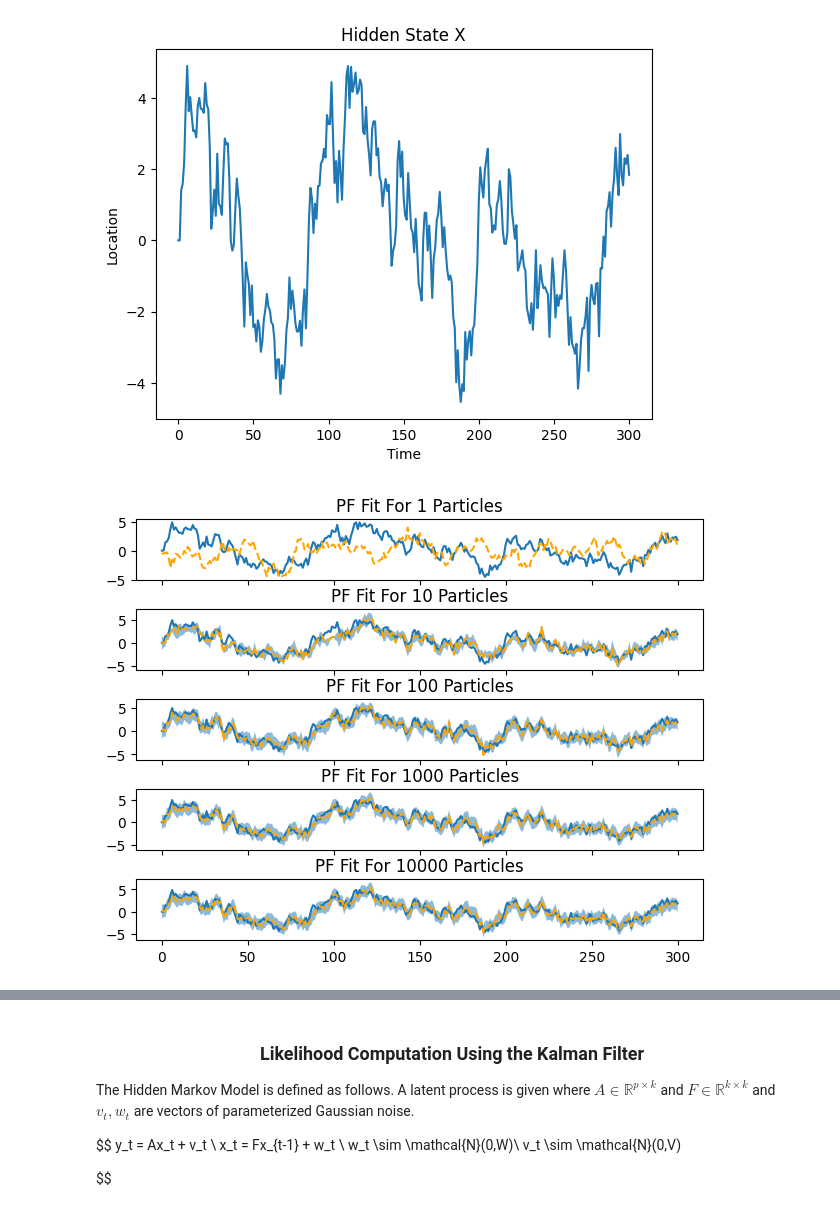
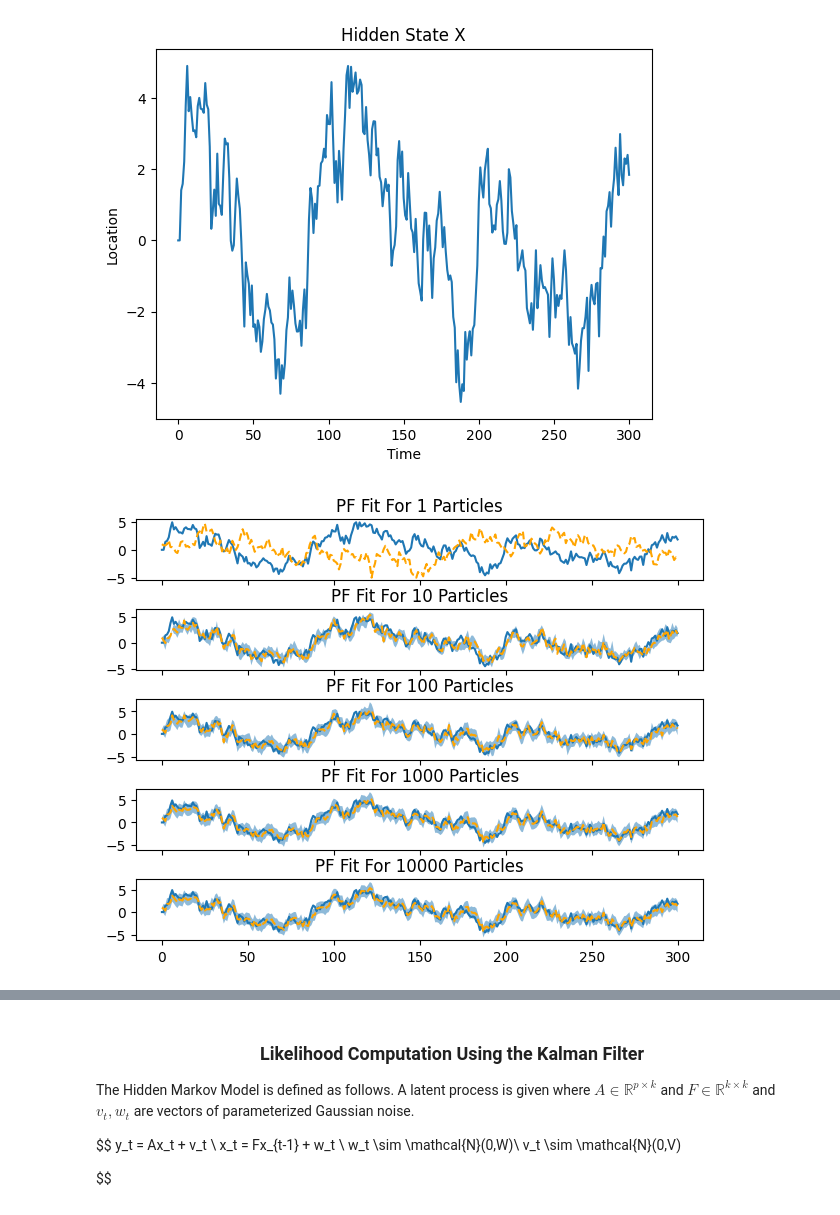
Before and after one commit to Averydx/PMCMC, a Jupyter notebook: pf_variance.ipynb, the cells around one changed output, grey strips where cells are left out. Cells and saved outputs as stored; diff of their text form; code cells hidden in the pictures.

```diff
--- a/pf_variance.ipynb
+++ b/pf_variance.ipynb
@@ -14,6 +15,6 @@ from models import AR_model
 from scipy.stats import norm,uniform,gamma
 # %%
-rng = np.random.Generator(np.random.MT19937(0))
+rng = np.random.default_rng(0)
 
 # '''Model'''
 
@@ -51,20 +52,28 @@ plt.show()
 # %%
 '''PF fit for 100 particles'''
 fig, ax = plt.subplots(5, 1, sharex=True)
 fig.tight_layout()
 
 num_particles_list = [1,10,100,1000,10_000]
 
 for i,num_particles in enumerate(num_particles_list):
 
-    particles,weights,likelihood = filter(Y,theta = (model_params['rho'],model_params['sigma_x'],model_params['sigma_y']),dt = 1,rng = rng, model = AR_model,num_particles=num_particles,model_dim = 1)
+    particles,weights,likelihood = filter(data = Y,
+                                          theta = np.array([model_params['rho'],model_params['sigma_x'],model_params['sigma_y']]),
+                                          dt = 1,
+                                          rng = rng,
+                                          model = AR_model,
+                                          observation=AR_Obs,
+                                          num_particles=num_particles,
+                                          model_dim = 1,
+                                          observation_dim=1)
 
     ax[i].set_title(f"PF Fit For {num_particles} Particles")
     ax[i].plot(np.arange(0,len(Y)),np.average(particles[:,0,:],weights = weights,axis = 0),'--',color = 'orange',zorder = 12)
     ax[i].plot(X)
     ax[i].fill_between(np.arange(0,len(Y)),np.percentile(particles[:,0,:],5,axis = 0),np.percentile(particles[:,0,:],95,axis = 0),alpha = 0.5)
 # %% [output]
-[figure, old version]
+[figure, new version]
 # %%
 iterations = 10
 num_particles = [1,10,100,1000,10_000]
```
Also changed, not shown: parts of 6 cells of this notebook, 7 other files.
